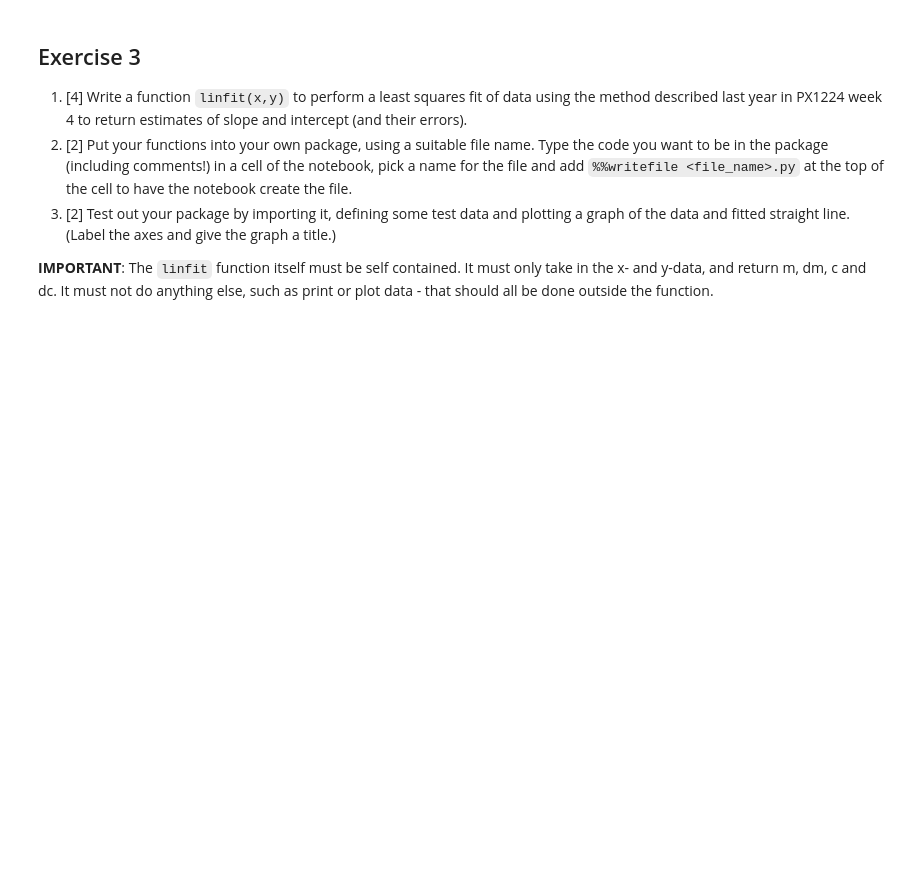
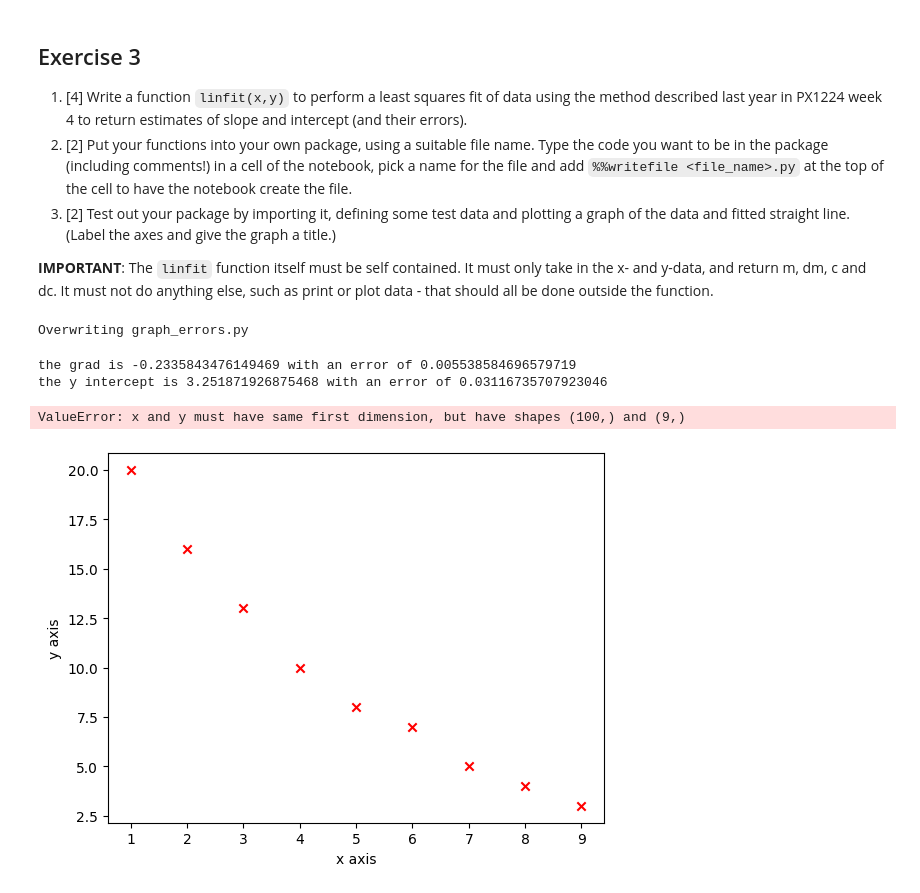
Before and after one commit to PX2145-2025/week-2-b-Lewis-Roberts, a Jupyter notebook: Functions.ipynb, the cells around one changed output. Drawn from its saved outputs; the diff is of its cells as text; code cells hidden in the pictures; blank space fills up the shorter version.

```diff
--- a/Functions.ipynb
+++ b/Functions.ipynb
@@ -297,3 +338,68 @@ $$h={\left ( \frac{GMT^2}{4\pi^2} \right )}^{1/3} - R$$
   3. [2] Test out your package by importing it, defining some test data and plotting a graph of the data and fitted straight line. (Label the axes and give the graph a title.)
 
 **IMPORTANT**: The `linfit` function itself must be self contained. It must only take in the x- and y-data, and return m, dm, c and dc. It must not do anything else, such as print or plot data - that should all be done outside the function.
+# %%
+%%writefile graph_errors.py
+
+from pylab import *
+import numpy as np
+
+
+def linfit(x_data,y_data):
+
+  # making the graph and the labels that go with it
+  y_data = log(y_data)
+  #scatter(x_data, y_data, color = "r", marker = "x")
+  #xlabel("x axis")
+  #ylabel("y axis")
+  p_co = polyfit(x_data,y_data,1)
+  p = poly1d(p_co)
+  x=linspace(min(x_data), max(x_data),100)
+  #plot(x,p(x))
+
+  # making the errors for the graph
+
+  n = len(x_data)
+  x_data = np.array(x_data)
+  D = sum(x_data**2) - 1./n * sum(x_data)**2
+  x_bar = mean(x_data)
+  p_co, residuals, _, _, _ = polyfit(x_data, y_data, 1, full=True)
+  m_squared = 1./(n-2)*residuals/D
+  c_squared = 1./(n-2)*(D/n + x_bar**2)*residuals/D
+  m = sqrt(m_squared)
+  c = sqrt(c_squared)
+  #printing the data
+  #print(p_co[0],"is the grad \n\n",p_co[1],"is the y-intercept\n\n")
+  #print(m[0],"error in m\n\n",c[0],"error in c\n\n")
+
+  return [p_co[0],p_co[1],m[0],c[0]]
+# %% [output]
+Overwriting graph_errors.py
+# %%
+from graph_errors import linfit
+from pylab import *
+
+
+x = (1,2,3,4,5,6,7,8,9)
+y = (20,16,13,10,8,7,5,4,3)
+
+h = linfit(x,y)
+# in the return list the values are grad then y intercept then the error in  grad and error in y
+
+print("the grad is",h[0],"with an error of",h[2])
+print("the y intercept is",h[1],"with an error of",h[3])
+
+scatter(x, y, color = "r", marker = "x")
+xlabel("x axis")
+ylabel("y axis")
+
+x_fit=linspace(min(x), max(x),100)
+p_co = polyfit(x,y,1)
+p = poly1d(p_co)
+
+plot(x_fit,p(x))
+# %% [output]
+the grad is -0.2335843476149469 with an error of 0.005538584696579719
+the y intercept is 3.251871926875468 with an error of 0.03116735707923046
+ValueError: x and y must have same first dimension, but have shapes (100,) and (9,)
+[figure, added]
```
Also changed, not shown: parts of 4 cells of this notebook.
